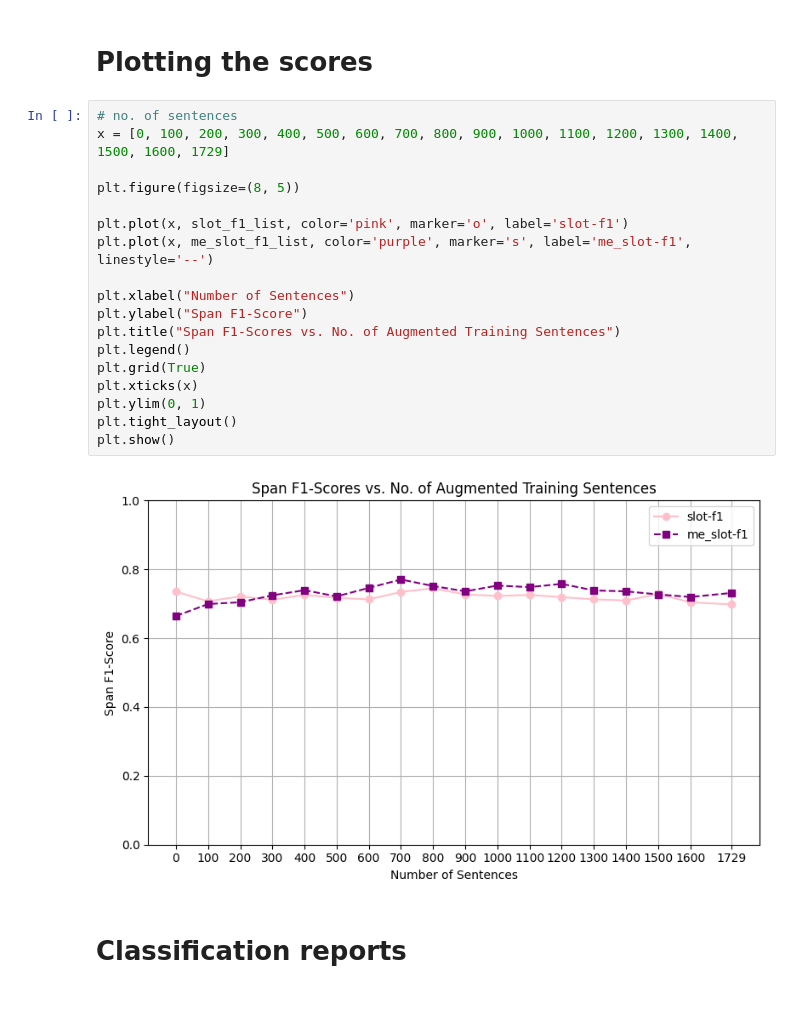
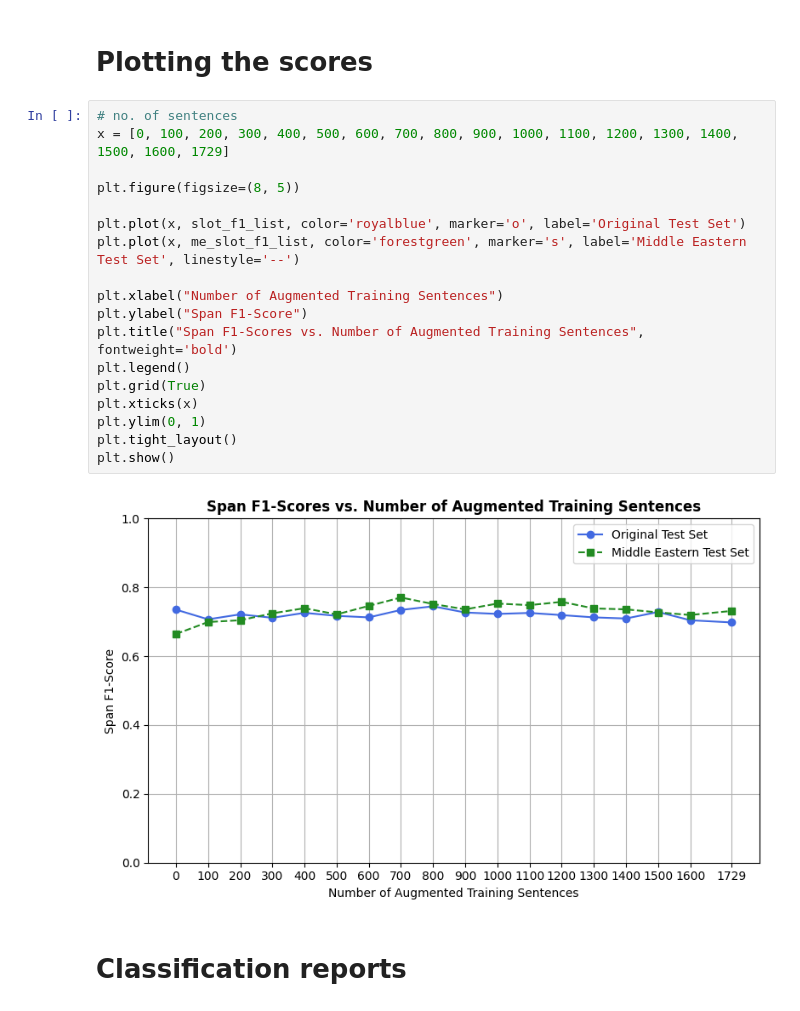
Before and after one commit to AichaNT/nlp25_project_gr2, a Jupyter notebook: evaluation/aug_eval.ipynb, the cells around one changed output. Cells and saved outputs as stored; diff of their text form.

Commit message:
tweaks on plot

```diff
--- a/evaluation/aug_eval.ipynb
+++ b/evaluation/aug_eval.ipynb
@@ -54,23 +54,23 @@ All slot-f1 scores: [0.6644182124789207, 0.6993243243243243, 0.7045075125208681,
 # %%
 # no. of sentences
 x = [0, 100, 200, 300, 400, 500, 600, 700, 800, 900, 1000, 1100, 1200, 1300, 1400, 1500, 1600, 1729]
 
 plt.figure(figsize=(8, 5))
 
-plt.plot(x, slot_f1_list, color='pink', marker='o', label='slot-f1')
-plt.plot(x, me_slot_f1_list, color='purple', marker='s', label='me_slot-f1', linestyle='--')
+plt.plot(x, slot_f1_list, color='royalblue', marker='o', label='Original Test Set')
+plt.plot(x, me_slot_f1_list, color='forestgreen', marker='s', label='Middle Eastern Test Set', linestyle='--')
 
-plt.xlabel("Number of Sentences")
+plt.xlabel("Number of Augmented Training Sentences")
 plt.ylabel("Span F1-Score")
-plt.title("Span F1-Scores vs. No. of Augmented Training Sentences")
+plt.title("Span F1-Scores vs. Number of Augmented Training Sentences", fontweight='bold')
 plt.legend()
 plt.grid(True)
 plt.xticks(x)
 plt.ylim(0, 1)
 plt.tight_layout()
 plt.show()
 # %% [output]
-[figure, old version]
+[figure, new version]
 # %% [markdown]
 # Classification reports
 # %%
```
